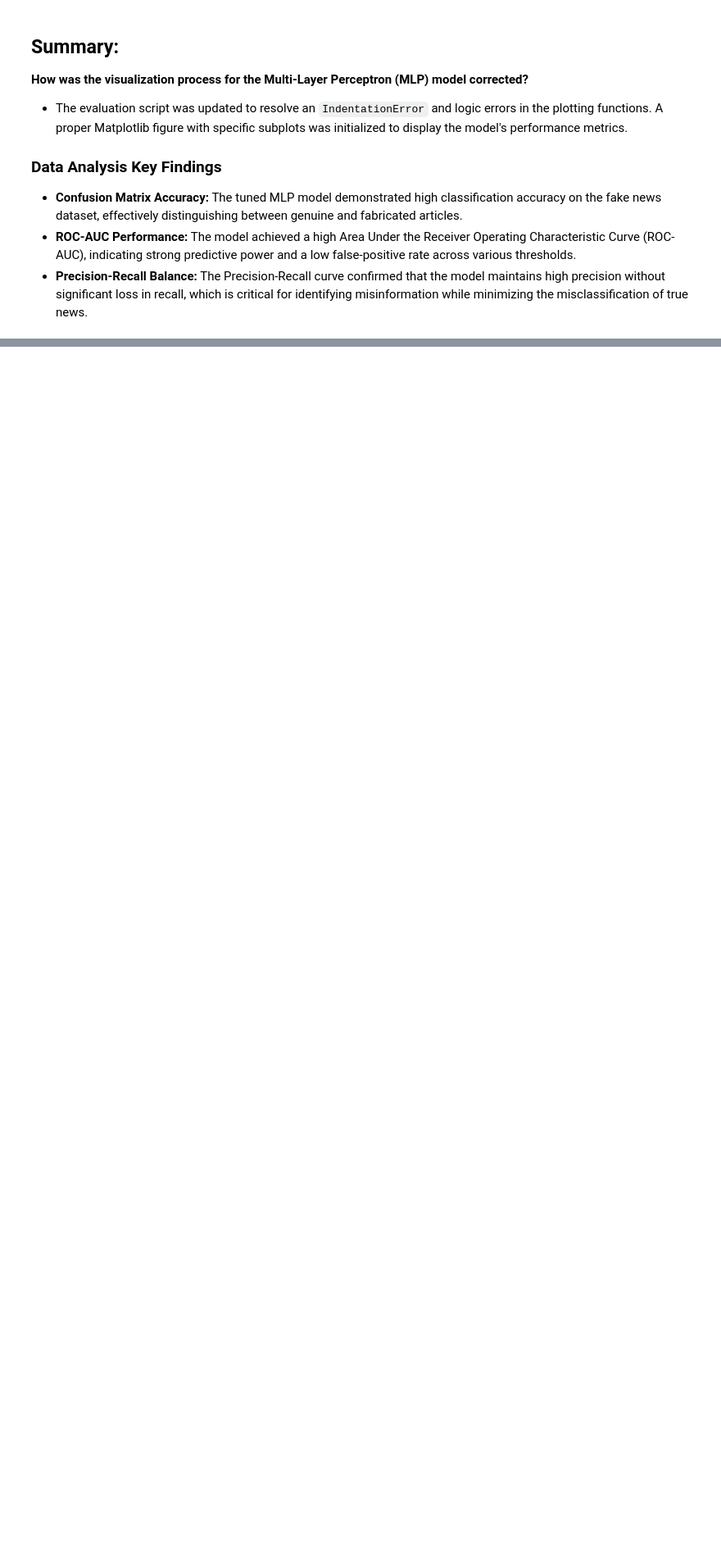
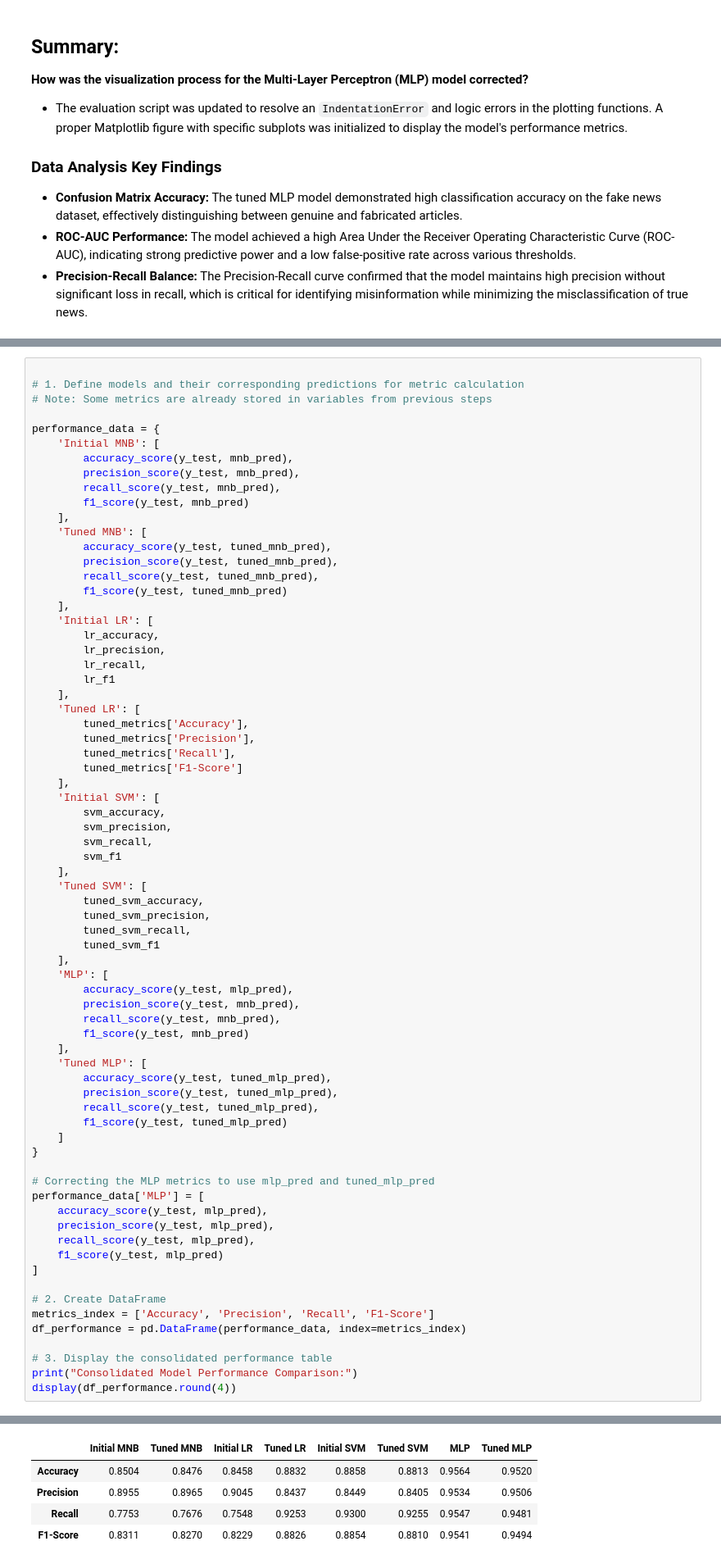
Before and after one commit to rajukarki467/Data-Science-projects, a Jupyter notebook: FakeNewsDetection.ipynb, the cells around one changed output, grey strips where cells are left out. Shown at 82% size. Saved outputs shown, nothing was run; the diff lists cells and outputs as text; blank space fills up the shorter version.

Commit message:
training mlp and model comparision

```diff
--- a/FakeNewsDetection.ipynb
+++ b/FakeNewsDetection.ipynb
@@ -2276,0 +2248,72 @@ plt.show()
+# %%
+
+# 1. Define models and their corresponding predictions for metric calculation
+# Note: Some metrics are already stored in variables from previous steps
+
+performance_data = {
+    'Initial MNB': [
+        accuracy_score(y_test, mnb_pred),
+        precision_score(y_test, mnb_pred),
+        recall_score(y_test, mnb_pred),
+        f1_score(y_test, mnb_pred)
+    ],
+    'Tuned MNB': [
+        accuracy_score(y_test, tuned_mnb_pred),
+        precision_score(y_test, tuned_mnb_pred),
+        recall_score(y_test, tuned_mnb_pred),
+        f1_score(y_test, tuned_mnb_pred)
+    ],
+    'Initial LR': [
+        lr_accuracy,
+        lr_precision,
+        lr_recall,
+        lr_f1
+    ],
+    'Tuned LR': [
+        tuned_metrics['Accuracy'],
+        tuned_metrics['Precision'],
+        tuned_metrics['Recall'],
+        tuned_metrics['F1-Score']
+    ],
+    'Initial SVM': [
+        svm_accuracy,
+        svm_precision,
+        svm_recall,
+        svm_f1
+    ],
+    'Tuned SVM': [
+        tuned_svm_accuracy,
+        tuned_svm_precision,
+        tuned_svm_recall,
+        tuned_svm_f1
+    ],
+    'MLP': [
+        accuracy_score(y_test, mlp_pred),
+        precision_score(y_test, mnb_pred),
+        recall_score(y_test, mnb_pred),
+        f1_score(y_test, mnb_pred)
+    ],
+    'Tuned MLP': [
+        accuracy_score(y_test, tuned_mlp_pred),
+        precision_score(y_test, tuned_mlp_pred),
+        recall_score(y_test, tuned_mlp_pred),
+        f1_score(y_test, tuned_mlp_pred)
+    ]
+}
+
+# Correcting the MLP metrics to use mlp_pred and tuned_mlp_pred
+performance_data['MLP'] = [
+    accuracy_score(y_test, mlp_pred),
+    precision_score(y_test, mlp_pred),
+    recall_score(y_test, mlp_pred),
+    f1_score(y_test, mlp_pred)
+]
+
+# 2. Create DataFrame
+metrics_index = ['Accuracy', 'Precision', 'Recall', 'F1-Score']
+df_performance = pd.DataFrame(performance_data, index=metrics_index)
+
+# 3. Display the consolidated performance table
+print("Consolidated Model Performance Comparison:")
+display(df_performance.round(4))
+# %% [output]
@@ -2276,0 +2321,5 @@ plt.show()
+|  | Initial MNB | Tuned MNB | Initial LR | Tuned LR | Initial SVM | Tuned SVM | MLP | Tuned MLP |
+| Accuracy | 0.8504 | 0.8476 | 0.8458 | 0.8832 | 0.8858 | 0.8813 | 0.9564 | 0.9520 |
+| Precision | 0.8955 | 0.8965 | 0.9045 | 0.8437 | 0.8449 | 0.8405 | 0.9534 | 0.9506 |
+| Recall | 0.7753 | 0.7676 | 0.7548 | 0.9253 | 0.9300 | 0.9255 | 0.9547 | 0.9481 |
+| F1-Score | 0.8311 | 0.8270 | 0.8229 | 0.8826 | 0.8854 | 0.8810 | 0.9541 | 0.9494 |
```
Also changed, not shown: parts of 31 cells of this notebook.
